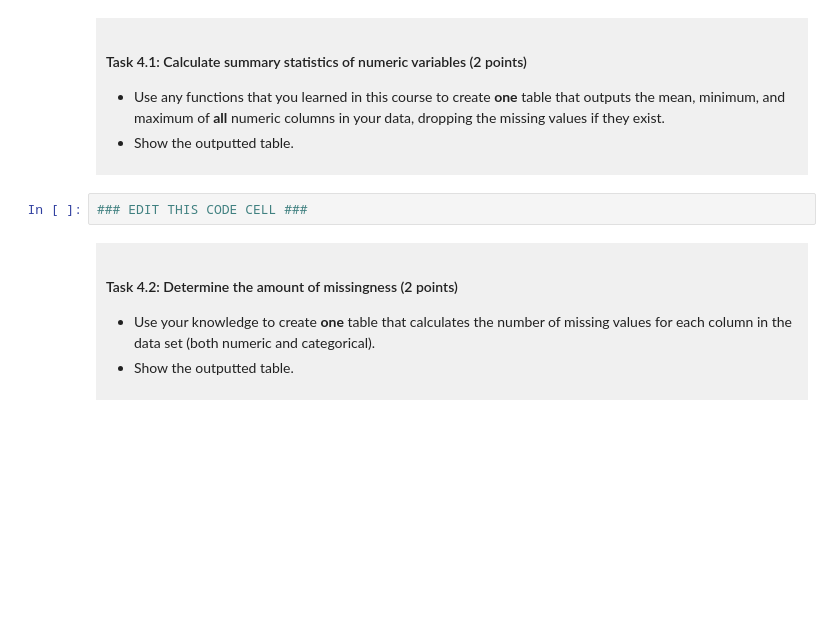
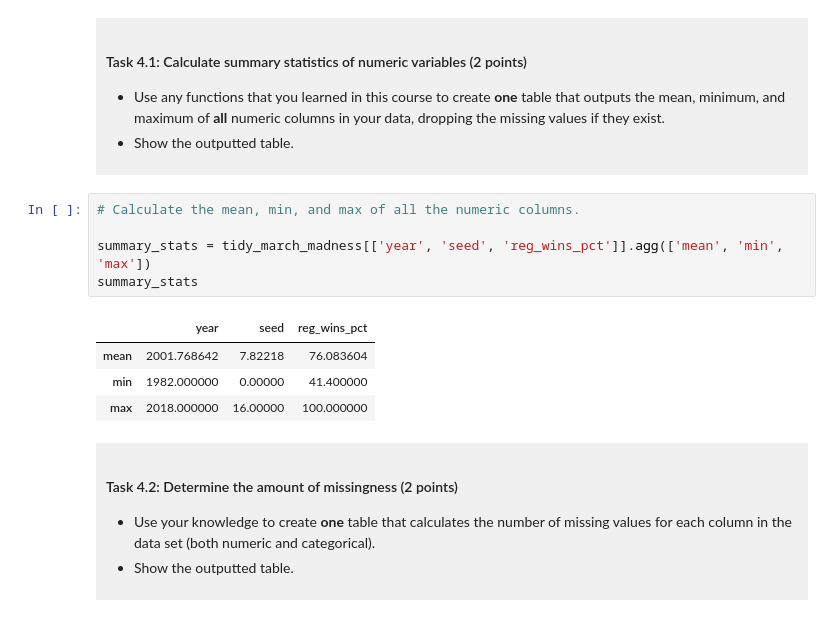
Before and after one commit to jinglc23/dsci-100-project-jing-li-chou, a Jupyter notebook: dsci-100-project-notebook.ipynb, the cells around one changed output. Saved outputs shown, nothing was run; the diff lists cells and outputs as text; blank space fills up the shorter version.

```diff
--- a/dsci-100-project-notebook.ipynb
+++ b/dsci-100-project-notebook.ipynb
@@ -249,7 +249,15 @@ You will refine your research question (if needed) and produce a tidy data set.
 
 </div>
 # %%
-### EDIT THIS CODE CELL ###
+# Calculate the mean, min, and max of all the numeric columns.
+
+summary_stats = tidy_march_madness[['year', 'seed', 'reg_wins_pct']].agg(['mean', 'min', 'max'])
+summary_stats
+# %% [output]
+|  | year | seed | reg_wins_pct |
+| mean | 2001.768642 | 7.82218 | 76.083604 |
+| min | 1982.000000 | 0.00000 | 41.400000 |
+| max | 2018.000000 | 16.00000 | 100.000000 |
 # %% [markdown]
 <div style="background-color: #f0f0f0; padding: 10px;">
 
```
Also changed, not shown: parts of 11 cells of this notebook.
